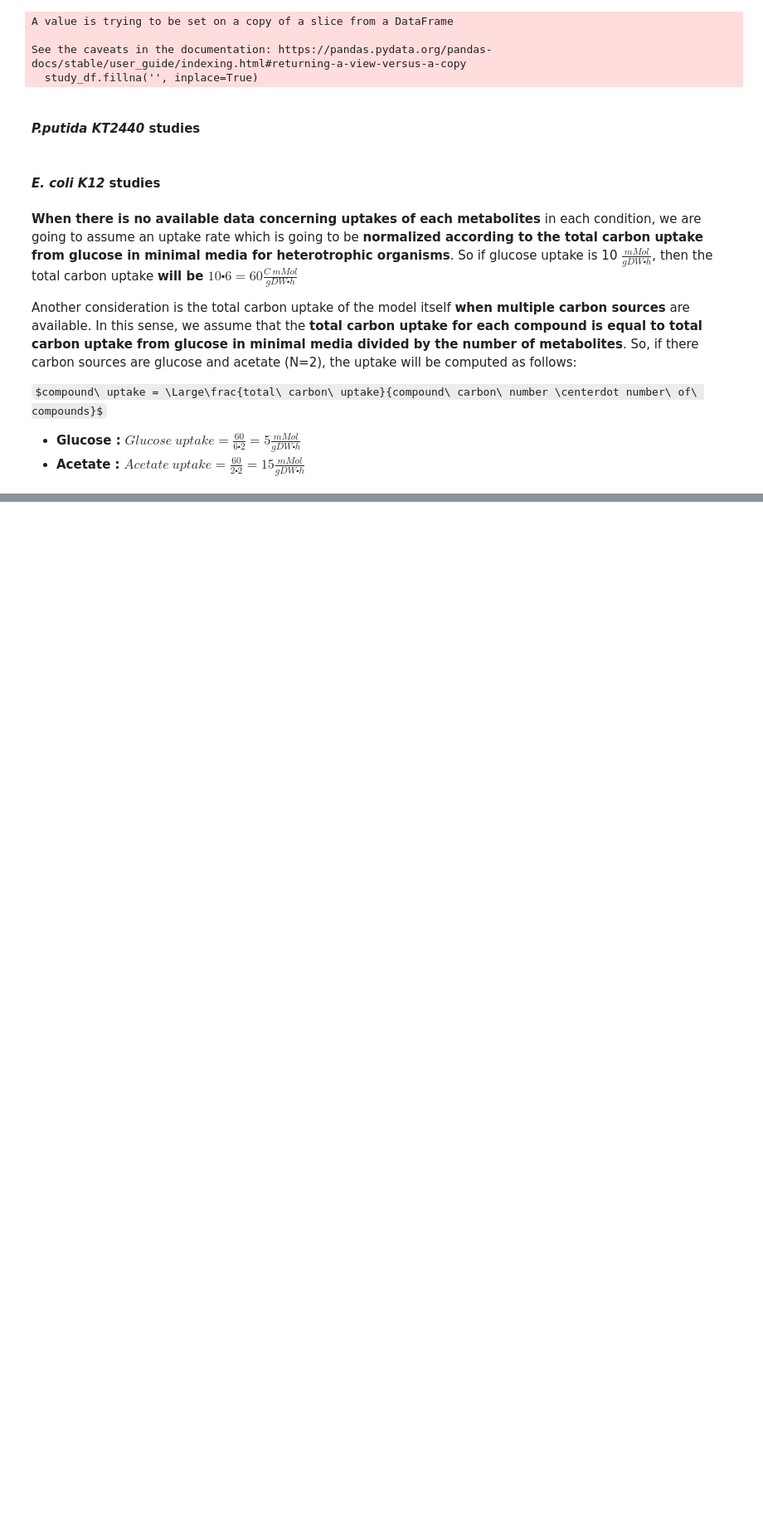
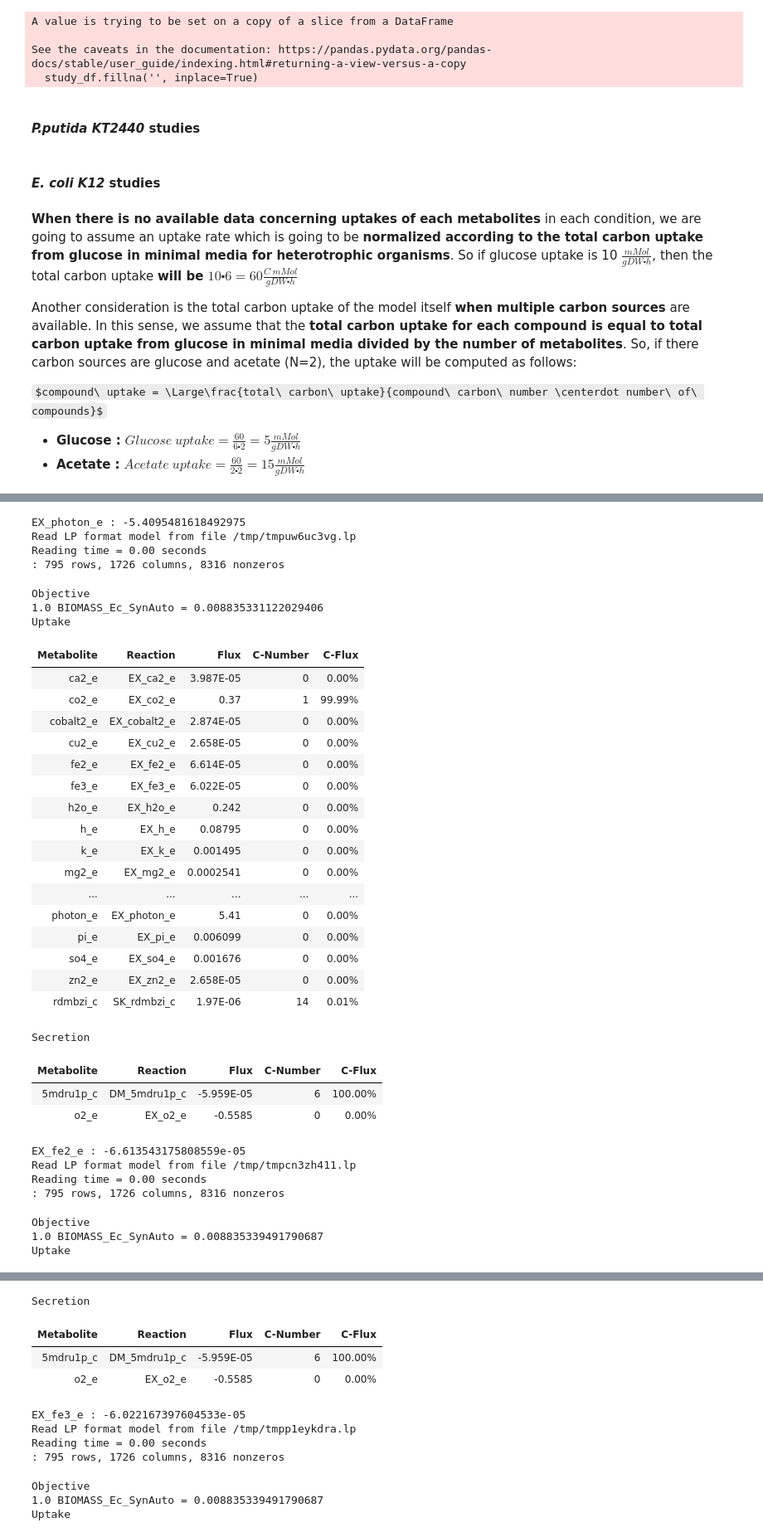
Before and after one commit to extrevaro/e-merlin, a Jupyter notebook: samples_selection.ipynb, the cells around one changed output, grey strips where cells are left out. Shown at 83% size. Saved outputs shown, nothing was run; the diff lists cells and outputs as text; code cells hidden in the pictures; some formulas as TeX source; blank space fills up the shorter version.

```diff
--- a/samples_selection.ipynb
+++ b/samples_selection.ipynb
@@ -361,0 +428,47 @@ ICA_study = {'m9-EX_glc__D_e:10.0': [ 'p1k_00161',
+# %%
+from cobra.flux_analysis import flux_variability_analysis
+functional_minimum_list = ['EX_photon_e', 'EX_fe2_e', 'EX_fe3_e', 'EX_no3_e']
+with org_cobra_model as test_model:
+    fva_sol = flux_variability_analysis(test_model, fraction_of_optimum=0.1)
+    for reaction in functional_minimum_list:
+        min_uptake = fva_sol['maximum'][reaction]
+        print(reaction, ':', min_uptake)
+        model = test_model.copy()
+        model.reactions.get_by_id(reaction).bounds = (min_uptake, 0)
+        display(model.summary())
+# %% [output]
+EX_photon_e : -5.4095481618492975
+Read LP format model from file /tmp/tmpuw6uc3vg.lp
+Reading time = 0.00 seconds
+: 795 rows, 1726 columns, 8316 nonzeros
+Objective
+1.0 BIOMASS_Ec_SynAuto = 0.008835331122029406
+Uptake
+| Metabolite | Reaction | Flux | C-Number | C-Flux |
+| ca2_e | EX_ca2_e | 3.987E-05 | 0 | 0.00% |
+| co2_e | EX_co2_e | 0.37 | 1 | 99.99% |
+| cobalt2_e | EX_cobalt2_e | 2.874E-05 | 0 | 0.00% |
+| cu2_e | EX_cu2_e | 2.658E-05 | 0 | 0.00% |
+| fe2_e | EX_fe2_e | 6.614E-05 | 0 | 0.00% |
+| fe3_e | EX_fe3_e | 6.022E-05 | 0 | 0.00% |
+| h2o_e | EX_h2o_e | 0.242 | 0 | 0.00% |
+| h_e | EX_h_e | 0.08795 | 0 | 0.00% |
+| k_e | EX_k_e | 0.001495 | 0 | 0.00% |
+| mg2_e | EX_mg2_e | 0.0002541 | 0 | 0.00% |
+| ... | ... | ... | ... | ... |
+| photon_e | EX_photon_e | 5.41 | 0 | 0.00% |
+| pi_e | EX_pi_e | 0.006099 | 0 | 0.00% |
+| so4_e | EX_so4_e | 0.001676 | 0 | 0.00% |
+| zn2_e | EX_zn2_e | 2.658E-05 | 0 | 0.00% |
+| rdmbzi_c | SK_rdmbzi_c | 1.97E-06 | 14 | 0.01% |
+Secretion
+| Metabolite | Reaction | Flux | C-Number | C-Flux |
+| 5mdru1p_c | DM_5mdru1p_c | -5.959E-05 | 6 | 100.00% |
+| o2_e | EX_o2_e | -0.5585 | 0 | 0.00% |
+EX_fe2_e : -6.613543175808559e-05
+Read LP format model from file /tmp/tmpcn3zh411.lp
+Reading time = 0.00 seconds
+: 795 rows, 1726 columns, 8316 nonzeros
+Objective
+1.0 BIOMASS_Ec_SynAuto = 0.008835339491790687
+Uptake
@@ -361,0 +492,11 @@ ICA_study = {'m9-EX_glc__D_e:10.0': [ 'p1k_00161',
+Secretion
+| Metabolite | Reaction | Flux | C-Number | C-Flux |
+| 5mdru1p_c | DM_5mdru1p_c | -5.959E-05 | 6 | 100.00% |
+| o2_e | EX_o2_e | -0.5585 | 0 | 0.00% |
+EX_fe3_e : -6.022167397604533e-05
+Read LP format model from file /tmp/tmpp1eykdra.lp
+Reading time = 0.00 seconds
+: 795 rows, 1726 columns, 8316 nonzeros
+Objective
+1.0 BIOMASS_Ec_SynAuto = 0.008835339491790687
+Uptake
```
Also changed, not shown: parts of 11 cells of this notebook, 6 other files.
